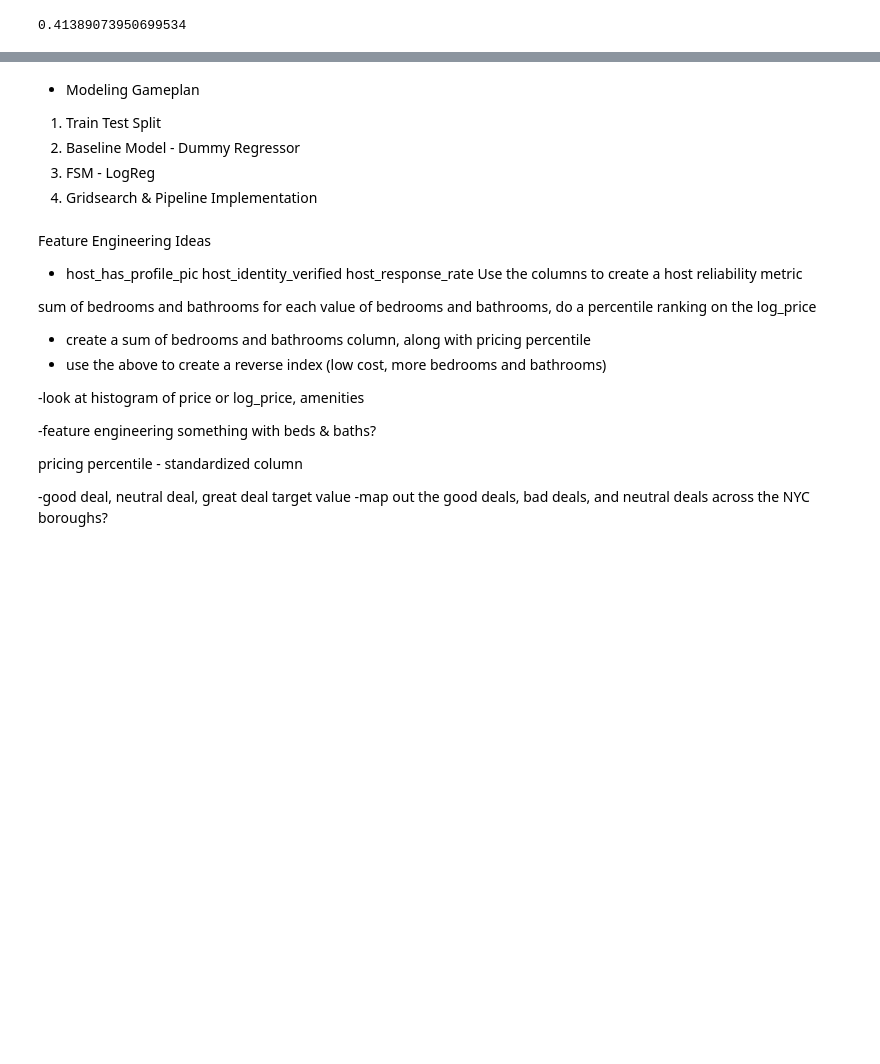
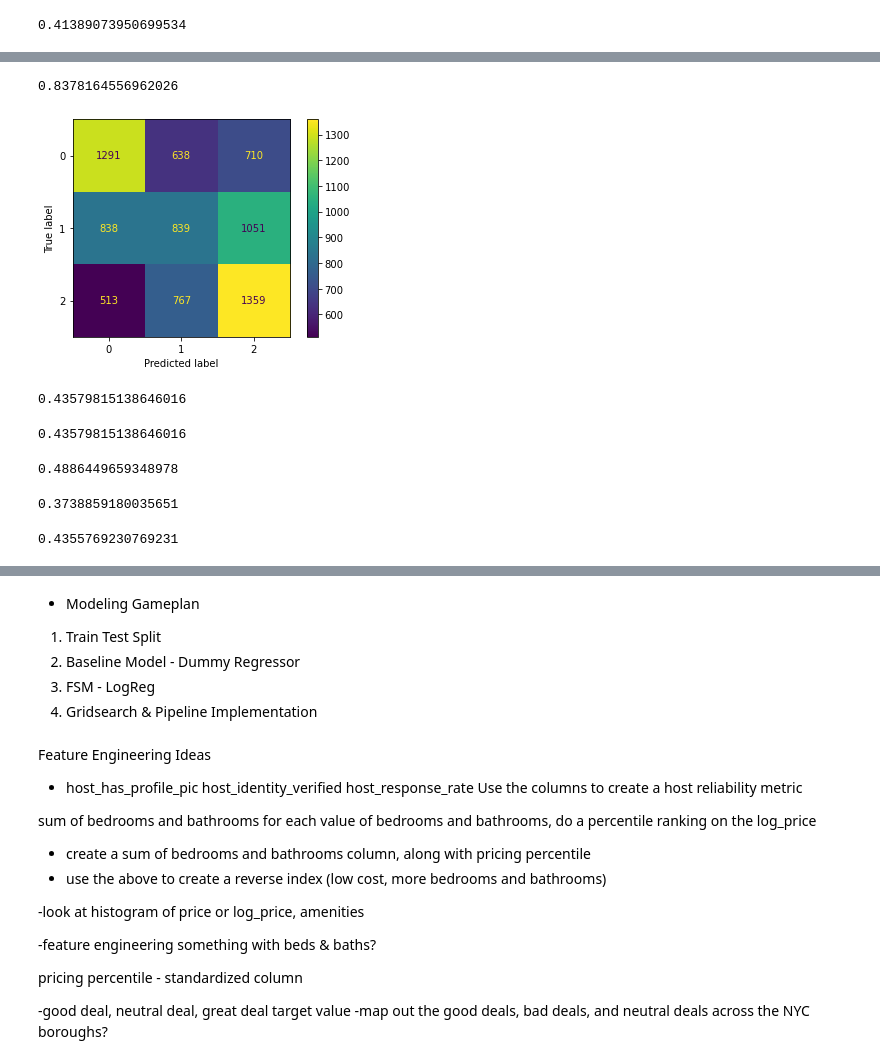
Before and after one commit to schoe4208/Airbnb-NYC-Predictive-Analysis, a Jupyter notebook: airbnb_notebook.ipynb, the cells around one changed output, grey strips where cells are left out. Saved outputs shown, nothing was run; the diff lists cells and outputs as text; code cells hidden in the pictures; blank space fills up the shorter version.

```diff
--- a/airbnb_notebook.ipynb
+++ b/airbnb_notebook.ipynb
@@ -1112,0 +1209,9 @@ best_logreg_model_pipe.score(X_train, y_train)
+# %%
+#To improve our results, we start looking at an ensemble technique, random forest classifier
+
+rfc_model_pipe = Pipeline(steps=[('ct', CT),
+                                     ('rfc', RandomForestClassifier(max_features='sqrt',
+                                                                   max_samples=0.3,
+                                                                   random_state=100))])
+# %%
+rfc_model_pipe.fit(X_train, y_train)
@@ -1112,0 +1229,35 @@ best_logreg_model_pipe.score(X_train, y_train)
+# %%
+rfc_model_pipe.score(X_train, y_train)
+# %% [output]
+0.8378164556962026
+# %%
+#Confusion Matrix of Random Forest Classifier
+
+y_pred_rfc = rfc_model_pipe.predict(X_test)
+cm_rfc = confusion_matrix(y_test, y_pred_rfc)
+
+disp_rfc = ConfusionMatrixDisplay(confusion_matrix=cm_rfc)
+
+disp_rfc.plot();
+# %% [output]
+[figure, added]
+# %%
+rfc_model_pipe.score(X_test, y_test)
+# %% [output]
+0.43579815138646016
+# %%
+accuracy_score(y_test, y_pred_rfc)
+# %% [output]
+0.43579815138646016
+# %%
+precision_score(y_test, y_pred_rfc, labels=[0], average='micro')
+# %% [output]
+0.4886449659348978
+# %%
+precision_score(y_test, y_pred_rfc, labels=[1], average='micro')
+# %% [output]
+0.3738859180035651
+# %%
+precision_score(y_test, y_pred_rfc, labels=[2], average='micro')
+# %% [output]
+0.4355769230769231
```
Also changed, not shown: parts of 26 cells of this notebook.
